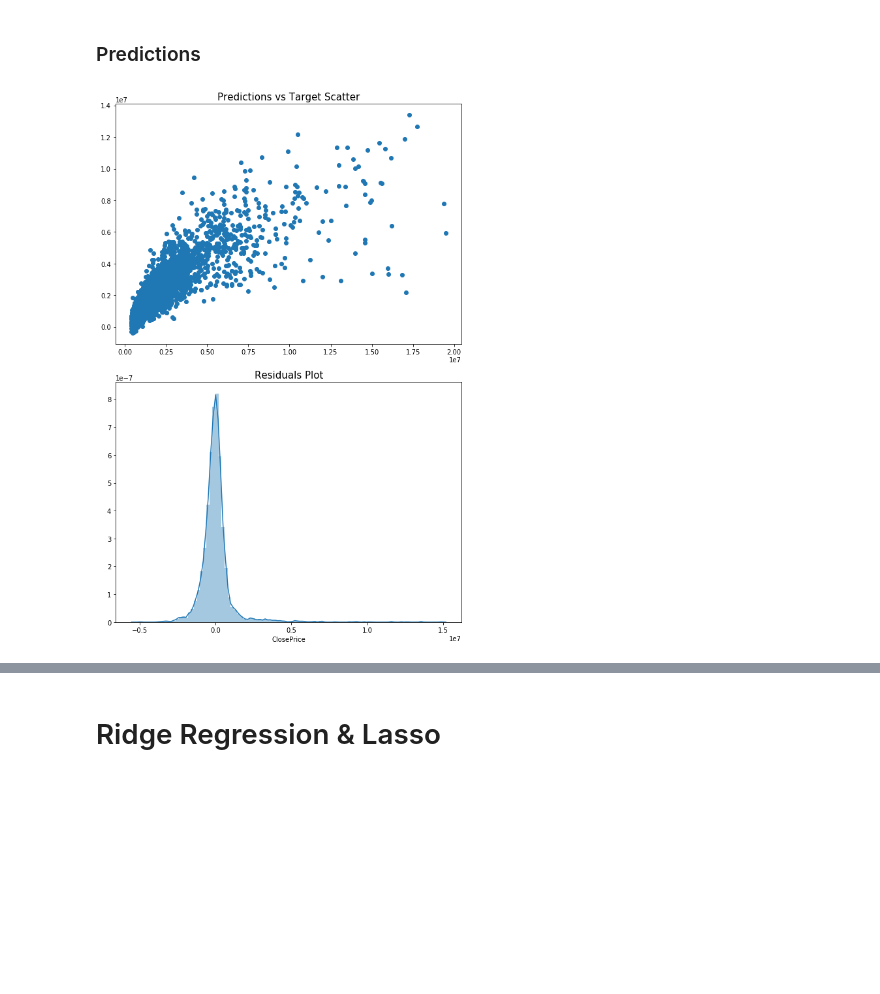
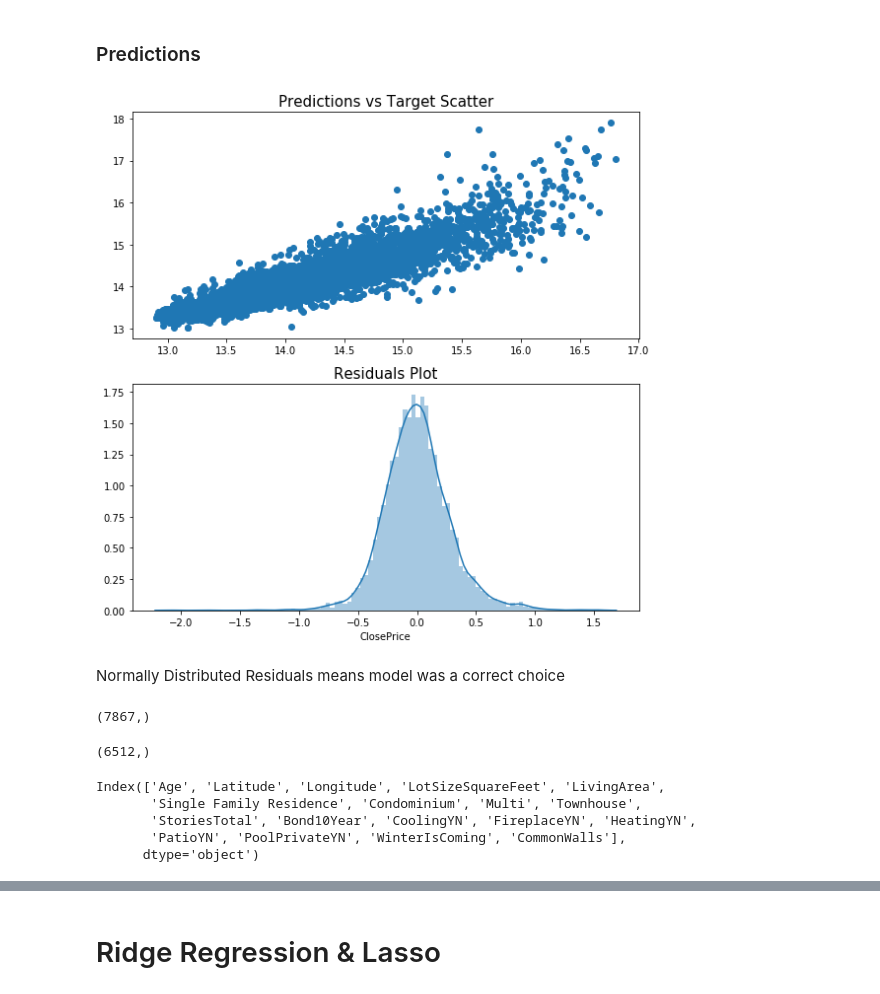
Before and after one commit to esotewic/ultimate_housing_model, a Jupyter notebook: Machine Learning - Housing Data.ipynb, the cells around one changed output, grey strips where cells are left out. Saved outputs shown, nothing was run; the diff lists cells and outputs as text; code cells hidden in the pictures; blank space fills up the shorter version.

```diff
--- a/Machine Learning - Housing Data.ipynb
+++ b/Machine Learning - Housing Data.ipynb
@@ -697,0 +914,17 @@ X_train, X_test, y_train, y_test = train_test_split(X, y, test_size=0.30, random
+# %%
+
+X_scaled = scaler.transform(scale_df)
+df_scaled = pd.DataFrame(X_scaled, columns = scale_df.columns)
+no_scale = X[['Single Family Residence', 'Condominium','Multi',
+       'Townhouse','StoriesTotal', 'Bond10Year',
+       'CoolingYN', 'FireplaceYN', 'HeatingYN', 'PatioYN', 'PoolPrivateYN',
+        'WinterIsComing',
+       'CommonWalls']]
+# %%
+no_scale.reset_index(drop=True,inplace=True)
+# %%
+X = df_scaled.join(no_scale,how='outer')
+# %%
+
+y = np.log(y)
+X_train, X_test, y_train, y_test = train_test_split(X, y, test_size=0.3, random_state=69)
@@ -738,11 +1003,29 @@ print(np.sqrt(metrics.mean_squared_error(y_test,predictions)))
 # %% [markdown]
 ### Predictions
 # %%
-fig, axs = plt.subplots(2,1,figsize=(8,12))
+fig, axs = plt.subplots(2,1,figsize=(8,8))
 axs[0].scatter(y_test,predictions)
 axs[0].set_title('Predictions vs Target Scatter', size=15)
 axs[1]=sns.distplot(y_test-predictions, bins = 100)
 axs[1].set_title('Residuals Plot', size=15)
 plt.tight_layout()
 # %% [output]
-[figure, old version]
+[figure, new version]
+# %% [markdown]
+Normally Distributed Residuals means model was a correct choice
+# %%
+X_train.Age[:7867].shape
+# %% [output]
+(7867,)
+# %%
+(y_test-predictions).shape
+# %% [output]
+(6512,)
+# %%
+X_train.columns
+# %% [output]
+Index(['Age', 'Latitude', 'Longitude', 'LotSizeSquareFeet', 'LivingArea',
+       'Single Family Residence', 'Condominium', 'Multi', 'Townhouse',
+       'StoriesTotal', 'Bond10Year', 'CoolingYN', 'FireplaceYN', 'HeatingYN',
+       'PatioYN', 'PoolPrivateYN', 'WinterIsComing', 'CommonWalls'],
+      dtype='object')
```
Also changed, not shown: parts of 133 cells of this notebook.
